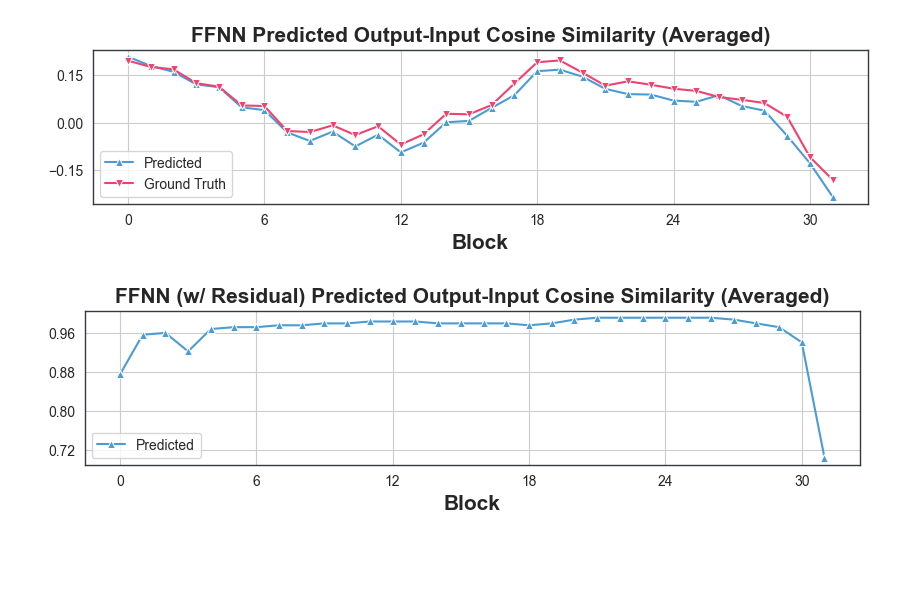
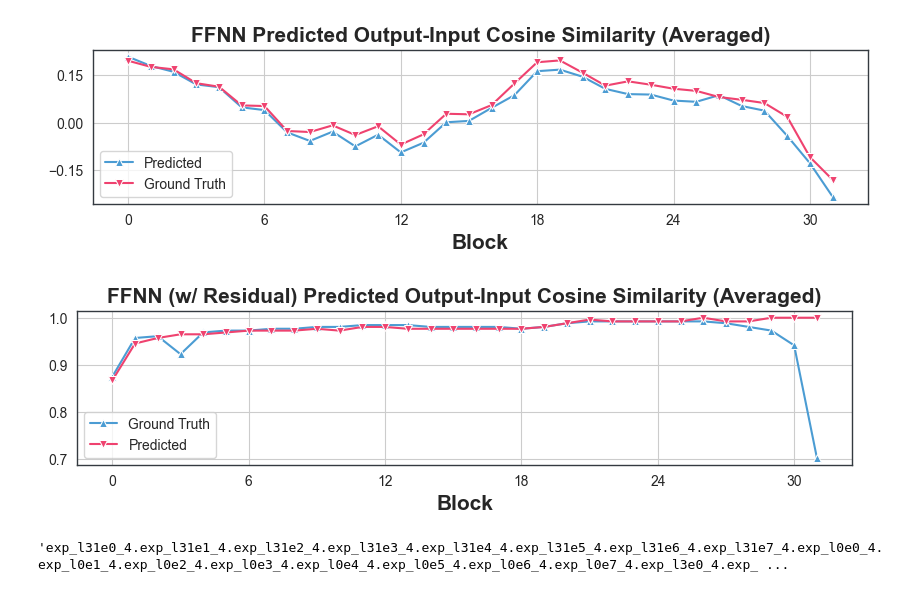
Before and after one commit to Jinxiaolong1129/moe_quantize, a Jupyter notebook: notebooks/expert-score-heatmap.ipynb, the cells around one changed output. Saved outputs shown, nothing was run; the diff lists cells and outputs as text; code cells hidden in the pictures; blank space fills up the shorter version.

```diff
--- a/notebooks/expert-score-heatmap.ipynb
+++ b/notebooks/expert-score-heatmap.ipynb
@@ -193,30 +183,37 @@ plt.show()
 [figure]
 # %%
 residual_layer_score_gt = torch.tensor([0.8750, 0.9570, 0.9609, 0.9227, 0.9688, 0.9727, 0.9727, 0.9766, 0.9766, 0.9805, 0.9805, 0.9844, 0.9844, 0.9844, 0.9805, 0.9805, 0.9805, 0.9805, 0.9766, 0.9805, 0.9883, 0.9922, 0.9922, 0.9922, 0.9922, 0.9922, 0.9922, 0.9883, 0.9805, 0.9727, 0.9414, 0.7031])
+residual_layer_score = torch.tensor([0.8671875, 0.9453125, 0.95703125, 0.96484375, 0.96484375, 0.96875, 0.97265625, 0.97265625, 0.97265625, 0.9765625, 0.97265625, 0.98046875, 0.98046875, 0.9765625, 0.9765625, 0.9765625, 0.9765625, 0.9765625, 0.9765625, 0.98046875, 0.98828125, 0.99609375, 0.9921875, 0.9921875, 0.9921875, 0.9921875, 1.0, 0.9921875, 0.9921875, 1.0, 1.0, 1.0])
 # %%
 fontsize = 15
 plt.figure(figsize=(10, 2))
-ax = sns.lineplot(residual_layer_score_gt, marker="^", color="#4B9CD3", label="Predicted")
-# _ = sns.lineplot(layer_score_gt, marker="v", color="#EF426F", label="Ground Truth")
+ax = sns.lineplot(residual_layer_score_gt, marker="^", color="#4B9CD3", label="Ground Truth")
+_ = sns.lineplot(residual_layer_score, marker="v", color="#EF426F", label="Predicted")
 
 ax.yaxis.set_major_locator(plt.MaxNLocator(4))
 ax.xaxis.set_major_locator(plt.MaxNLocator(6))
 
 # set the colorbar labels to only one decimal place
 title = f"FFNN (w/ Residual) Predicted Output-Input Cosine Similarity (Averaged)"
 ax.set_title(title, fontsize=fontsize, fontweight="bold")
 
 ax.set_ylabel("", fontsize=fontsize, fontweight="bold")
 ax.set_xlabel("Block", fontsize=fontsize, fontweight="bold")
 
 # set legend to percentage
 cbar = ax.collections[0].colorbar
 
 for _, spine in ax.spines.items():
     spine.set_visible(True)
     spine.set_linewidth(1)
     spine.set_edgecolor("#343a40")
 
 plt.show()
 # %% [output]
-[figure, old version]
+[figure, new version]
+# %%
+top_layers = residual_layer_score_gt.argsort(descending=False)[:16].tolist()
+top_experts = [f"exp_l{layer}e{exp}_4" for layer in top_layers for exp in range(8)]
+".".join(top_experts)
+# %% [output]
+'exp_l31e0_4.exp_l31e1_4.exp_l31e2_4.exp_l31e3_4.exp_l31e4_4.exp_l31e5_4.exp_l31e6_4.exp_l31e7_4.exp_l0e0_4.exp_l0e1_4.exp_l0e2_4.exp_l0e3_4.exp_l0e4_4.exp_l0e5_4.exp_l0e6_4.exp_l0e7_4.exp_l3e0_4.exp_ ...
```
Also changed, not shown: parts of 3 cells of this notebook, 3 other files.
